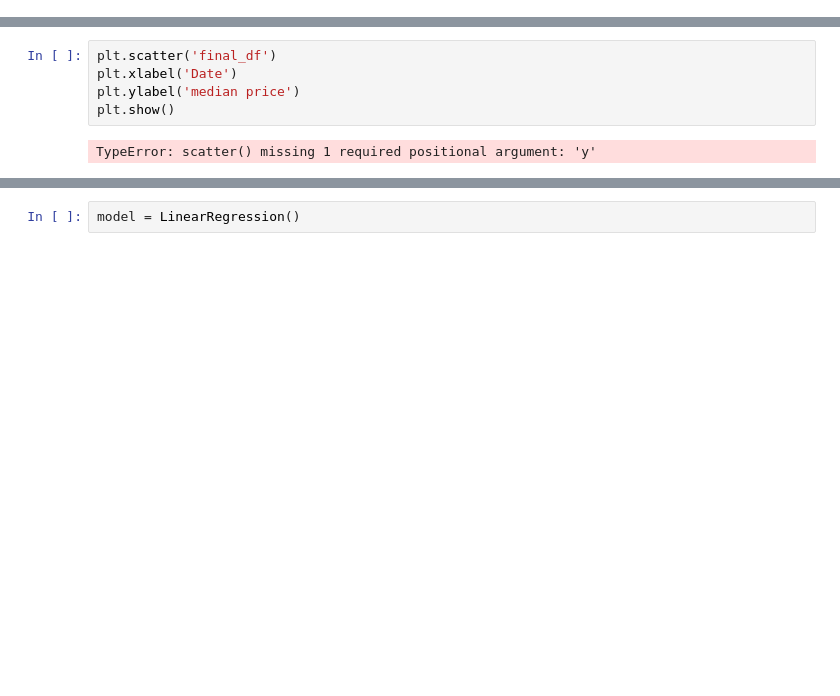
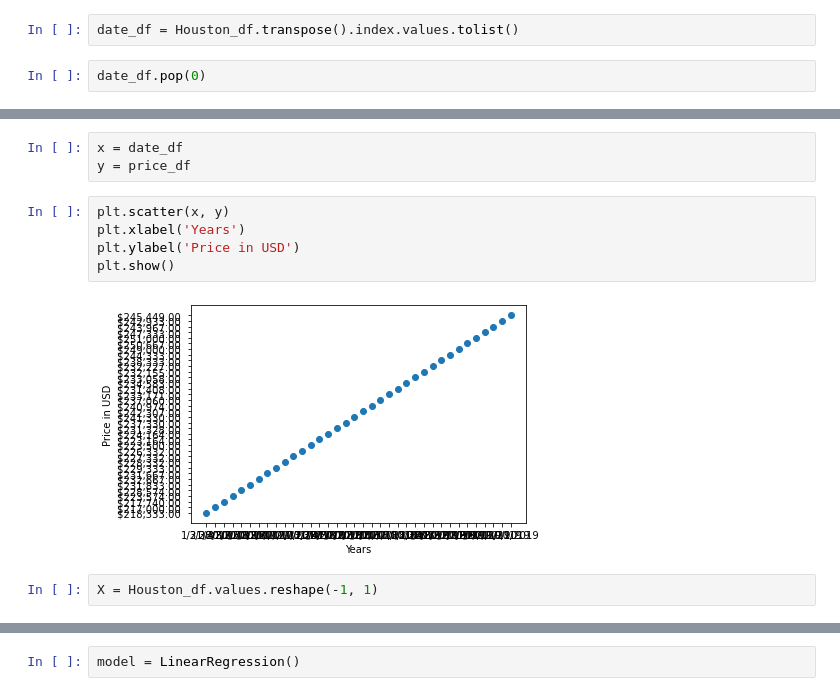
Before and after one commit to rachanamule/Housing_Data, a Jupyter notebook: house_machine_learning.ipynb, the cells around one changed output, grey strips where cells are left out. Cells and saved outputs as stored; diff of their text form; blank space fills up the shorter version.

```diff
--- a/house_machine_learning.ipynb
+++ b/house_machine_learning.ipynb
@@ -80,0 +87,4 @@ y_axis=
+# %%
+date_df = Houston_df.transpose().index.values.tolist()
+# %%
+date_df.pop(0)
@@ -81,7 +113,12 @@ y_axis=
+# %%
+x = date_df
+y = price_df
 # %%
-plt.scatter('final_df')
-plt.xlabel('Date')
-plt.ylabel('median price')
+plt.scatter(x, y)
+plt.xlabel('Years')
+plt.ylabel('Price in USD')
 plt.show()
 # %% [output]
-TypeError: scatter() missing 1 required positional argument: 'y'
+[figure, added]
+# %%
+X = Houston_df.values.reshape(-1, 1)
```
Also changed, not shown: parts of 37 cells of this notebook, 2 other files.
